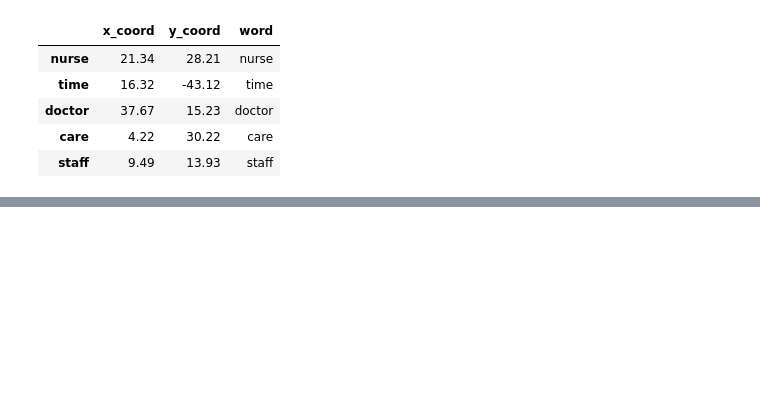
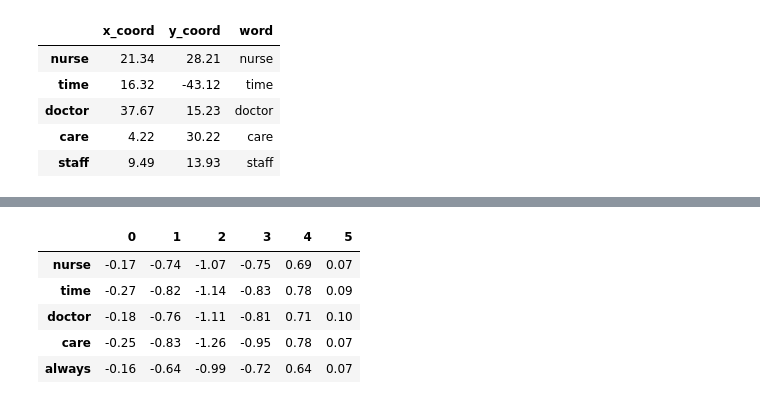
Before and after one commit to sam-cannon/Customer-NLP-Analysis, a Jupyter notebook: (2) Review_Analysis.ipynb, the cells around one changed output, grey strips where cells are left out. Cells and saved outputs as stored; diff of their text form; code cells hidden in the pictures; blank space fills up the shorter version.

```diff
--- a/(2) Review_Analysis.ipynb
+++ b/(2) Review_Analysis.ipynb
@@ -496,0 +559,3 @@ show(tsne_plot);
+# %%
+from gensim.models import FastText
+fasttext_vectors = FastText(data_lemmatized, size=6, window=5, min_count=1, workers=4,sg=1)
@@ -496,0 +583,37 @@ show(tsne_plot);
+# %%
+# build a list of the terms, integer indices,
+# and term counts from the fasttext model vocabulary
+ordered_vocab = [(term, voc.index, voc.count) for term, voc in fasttext_vectors.wv.vocab.items()]
+
+
+#sorts list of tuples by n element (I needed to sort by the third element per tuple since it was word count)
+def Sort_Tuple(tup):
+
+    reverse = None #(Sorts in Ascending order)
+    # key is set to sort using second element of
+    # sublist lambda has been used
+    tup.sort(key = lambda x: x[1])
+    return tup
+
+# printing the sorted list of tuples
+sorted_words = Sort_Tuple(ordered_vocab)
+
+# # sort by the term counts, so the most common terms appear first
+# ordered_vocab = sorted(ordered_vocab, key=lambda (term, index, count): -count)
+
+# unzip the terms, integer indices, and counts into separate lists
+ordered_terms, term_indices, term_counts = zip(*ordered_vocab)
+
+# create a DataFrame with the reviews2vec vectors as data,
+# and the terms as row labels
+word_vectors = pd.DataFrame(fasttext_vectors.wv.vectors[term_indices, :],
+                            index=ordered_terms)
+
+word_vectors.head()
+# %% [output]
+|  | 0 | 1 | 2 | 3 | 4 | 5 |
+| nurse | -0.17 | -0.74 | -1.07 | -0.75 | 0.69 | 0.07 |
+| time | -0.27 | -0.82 | -1.14 | -0.83 | 0.78 | 0.09 |
+| doctor | -0.18 | -0.76 | -1.11 | -0.81 | 0.71 | 0.10 |
+| care | -0.25 | -0.83 | -1.26 | -0.95 | 0.78 | 0.07 |
+| always | -0.16 | -0.64 | -0.99 | -0.72 | 0.64 | 0.07 |
```
Also changed, not shown: parts of 49 cells of this notebook.
